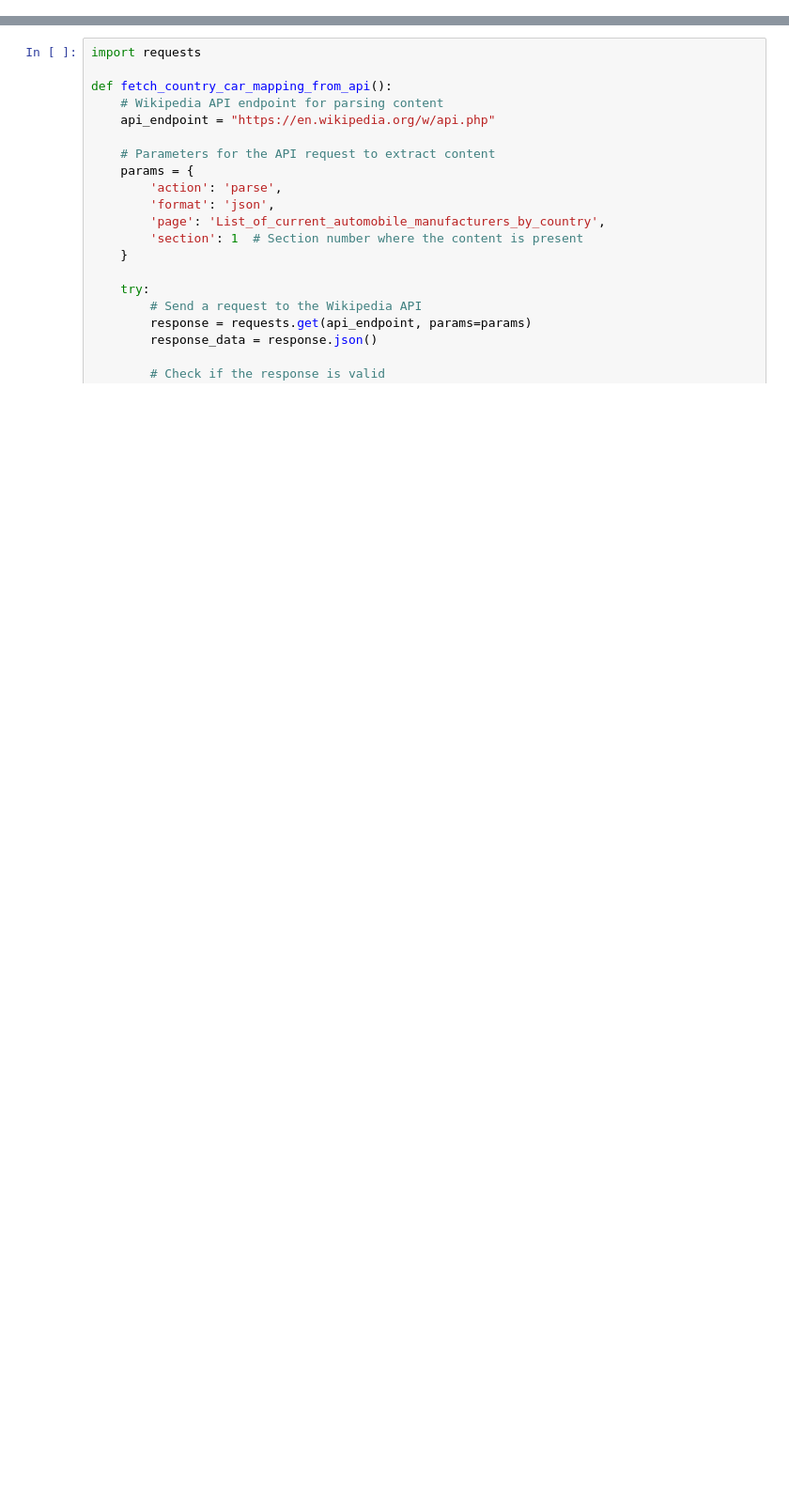
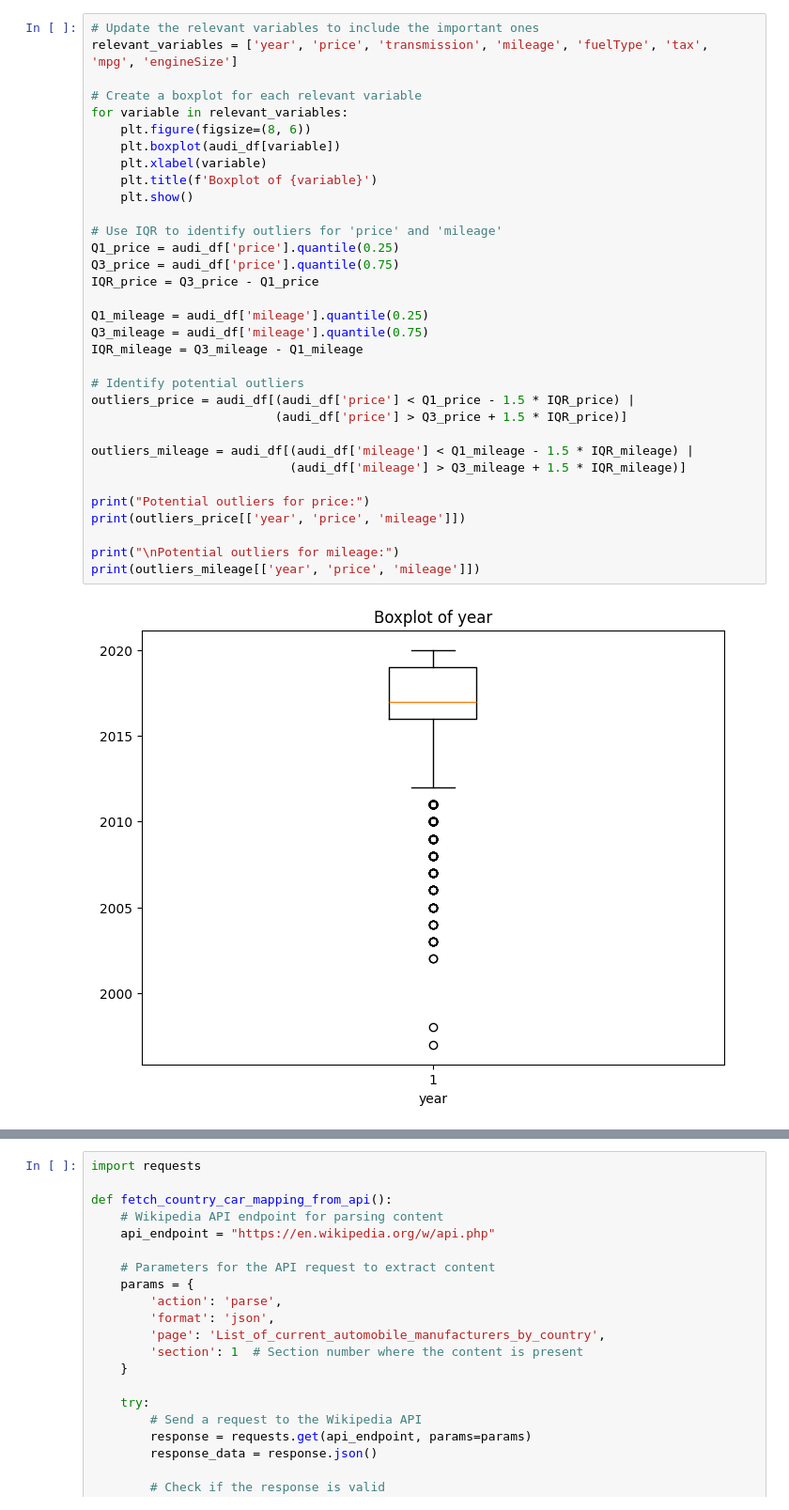
Before and after one commit to j-lepard/Understanding_Used_Car_Prices, a Jupyter notebook: 02.DYLAN.ipynb, the cells around one changed output, grey strips where cells are left out. Shown at 94% size. Drawn from its saved outputs; the diff is of its cells as text; blank space fills up the shorter version.

```diff
--- a/02.DYLAN.ipynb
+++ b/02.DYLAN.ipynb
@@ -135,0 +394,35 @@ Number of rows in audi.csv: 10781
+# %%
+# Update the relevant variables to include the important ones
+relevant_variables = ['year', 'price', 'transmission', 'mileage', 'fuelType', 'tax', 'mpg', 'engineSize']
+
+# Create a boxplot for each relevant variable
+for variable in relevant_variables:
+    plt.figure(figsize=(8, 6))
+    plt.boxplot(audi_df[variable])
+    plt.xlabel(variable)
+    plt.title(f'Boxplot of {variable}')
+    plt.show()
+
+# Use IQR to identify outliers for 'price' and 'mileage'
+Q1_price = audi_df['price'].quantile(0.25)
+Q3_price = audi_df['price'].quantile(0.75)
+IQR_price = Q3_price - Q1_price
+
+Q1_mileage = audi_df['mileage'].quantile(0.25)
+Q3_mileage = audi_df['mileage'].quantile(0.75)
+IQR_mileage = Q3_mileage - Q1_mileage
+
+# Identify potential outliers
+outliers_price = audi_df[(audi_df['price'] < Q1_price - 1.5 * IQR_price) |
+                         (audi_df['price'] > Q3_price + 1.5 * IQR_price)]
+
+outliers_mileage = audi_df[(audi_df['mileage'] < Q1_mileage - 1.5 * IQR_mileage) |
+                           (audi_df['mileage'] > Q3_mileage + 1.5 * IQR_mileage)]
+
+print("Potential outliers for price:")
+print(outliers_price[['year', 'price', 'mileage']])
+
+print("\nPotential outliers for mileage:")
+print(outliers_mileage[['year', 'price', 'mileage']])
+# %% [output]
+[figure, added]
```
Also changed, not shown: parts of 45 cells of this notebook, 14 other files.
